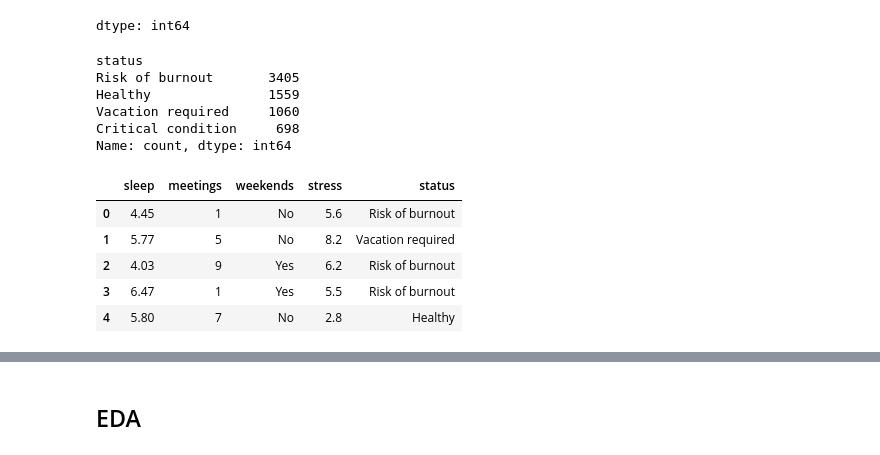
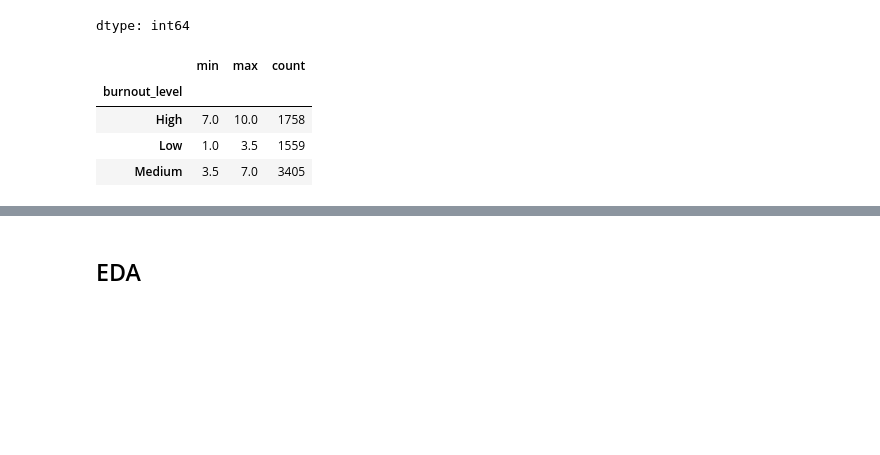
Before and after one commit to rayakheraldine/Developer-Burnout-Detector, a Jupyter notebook: data/data_eda.ipynb, the cells around one changed output, grey strips where cells are left out. Cells and saved outputs as stored; diff of their text form; code cells hidden in the pictures; blank space fills up the shorter version.

```diff
--- a/data/data_eda.ipynb
+++ b/data/data_eda.ipynb
@@ -112,37 +112,10 @@ df.isnull().sum()
 | Weekends | 0 |
 dtype: int64
 # %%
-# Map the 3 original levels to the 4 target classes the task asks for.
-# High is split by stress: 8.5+ (on the 1-10 scale) counts as critical.
-df["status"] = df["burnout_level"].map({
-    "Low": "Healthy",
-    "Medium": "Risk of burnout",
-    "High": "Vacation required",
-})
-df.loc[(df["burnout_level"] == "High") & (df["stress_level"] >= 8.5), "status"] = "Critical condition"
-
-# Keep only the required features (+ the label) under short names for the TS backend
-clean = df[["sleep_hours", "meetings_per_day", "Weekends", "stress_level", "status"]].rename(columns={
-    "sleep_hours": "sleep",
-    "meetings_per_day": "meetings",
-    "Weekends": "weekends",
-    "stress_level": "stress",
-})
-
-os.makedirs("data", exist_ok=True)
-clean.to_csv("data/burnout_clean.csv", index=False)
-print(clean["status"].value_counts())
-clean.head()
+df.groupby("burnout_level")["stress_level"].agg(["min", "max", "count"])
 # %% [output]
-status
-Risk of burnout       3405
-Healthy               1559
-Vacation required     1060
-Critical condition     698
-Name: count, dtype: int64
-|  | sleep | meetings | weekends | stress | status |
-| 0 | 4.45 | 1 | No | 5.6 | Risk of burnout |
-| 1 | 5.77 | 5 | No | 8.2 | Vacation required |
-| 2 | 4.03 | 9 | Yes | 6.2 | Risk of burnout |
-| 3 | 6.47 | 1 | Yes | 5.5 | Risk of burnout |
-| 4 | 5.80 | 7 | No | 2.8 | Healthy |
+|  | min | max | count |
+| burnout_level |  |  |  |
+| High | 7.0 | 10.0 | 1758 |
+| Low | 1.0 | 3.5 | 1559 |
+| Medium | 3.5 | 7.0 | 3405 |
```
Also changed, not shown: parts of 11 cells of this notebook, 2 other files.
